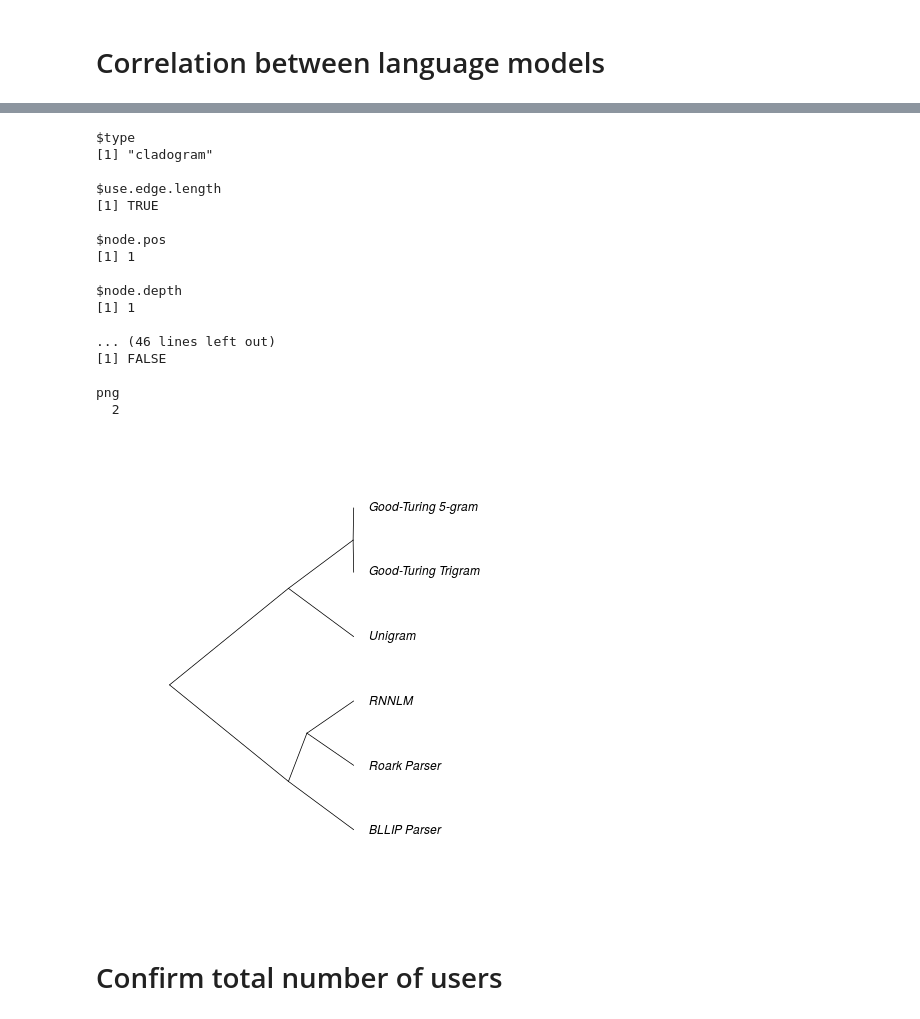
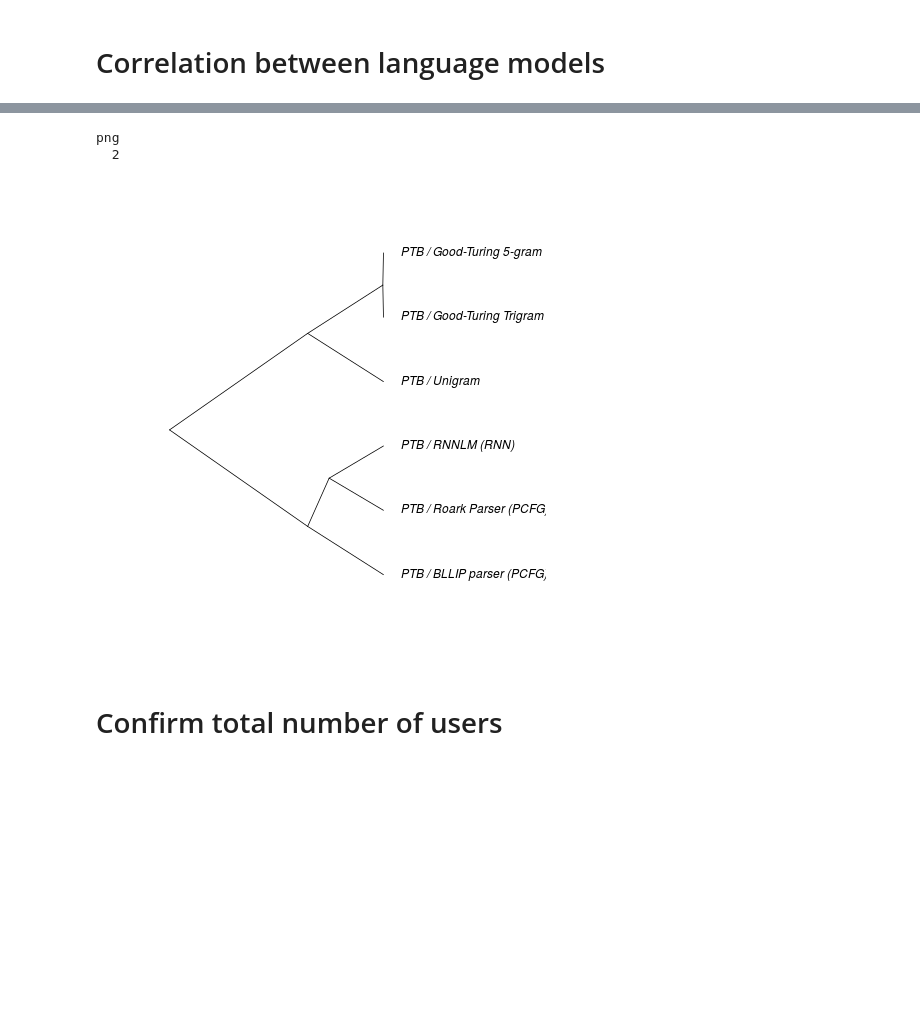
Before and after one commit to smeylan/telephone-analysis-public, a Jupyter notebook: Aggregate Chain Results Under LMs.ipynb, the cells around one changed output, grey strips where cells are left out. Drawn from its saved outputs; the diff is of its cells as text; code cells hidden in the pictures; blank space fills up the shorter version.

```diff
--- a/Aggregate Chain Results Under LMs.ipynb
+++ b/Aggregate Chain Results Under LMs.ipynb
@@ -327,6 +327,8 @@ if 'chain_length' not in all_runs.columns:
     all_runs = all_runs.merge(recordingChainLengths_short[['thread_id','chain_length']])
 # %%
 all_runs.to_csv('output/all_runs.csv')
+# %%
+all_runs = pd.read_csv('output/all_runs.csv')
 # %% [markdown]
 # How do Chains Behave?
 # %%
@@ -889,11 +981,20 @@ R[write to console]: `geom_smooth()` using method = 'gam' and formula 'y ~ s(x,
 # %%
+# modelNames = [
+# "Roark Parser",
+# "BLLIP Parser",
+# "RNNLM ",
+# "Unigram",
+# "Good-Turing Trigram",
+# "Good-Turing 5-gram" ]
+
 modelNames = [
-"Roark Parser",
-"BLLIP Parser",
-"RNNLM ",
-"Unigram",
-"Good-Turing Trigram",
-"Good-Turing 5-gram" ]
+"PTB / Roark Parser (PCFG)",
+"PTB / BLLIP parser (PCFG)",
+"PTB / RNNLM (RNN)",
+"PTB / Unigram",
+"PTB / Good-Turing Trigram",
+"PTB / Good-Turing 5-gram"
+]
 # %%
 #measureVars = normalizedVars -- all models
 measureVars = [u'WSJ_Roark_Negative.Log.Probability',
@@ -940,33 +1043,18 @@ ggsave('figures/similarityInLanguageModels.pdf', plot=p1, height=6, width=6)
 # %%
 %%R
 d <- dist(1-corDF) # euclidean distances between the rows
 hc <- hclust(d, method = "ward.D2")
 hcd <- as.phylo(hc)
 # Default plot
 p1 = plot(hcd, type = "cladogram", horiz = TRUE,  label.offset = 0.05)
 
 pdf('figures/lm_dendrogram.pdf')
-print(p1)
+plot(hcd, type = "cladogram", horiz = TRUE,  label.offset = 0.05)
 dev.off()
 # %% [output]
-$type
-[1] "cladogram"
-
-$use.edge.length
-[1] TRUE
-
-$node.pos
-[1] 1
-
-$node.depth
-[1] 1
-
-... (46 lines left out)
-[1] FALSE
-
 png
   2
-[figure, old version]
+[figure, new version]
 # %% [markdown]
 # Confirm total number of users
 # %%
```
Also changed, not shown: parts of 9 cells of this notebook, 13 other files.
